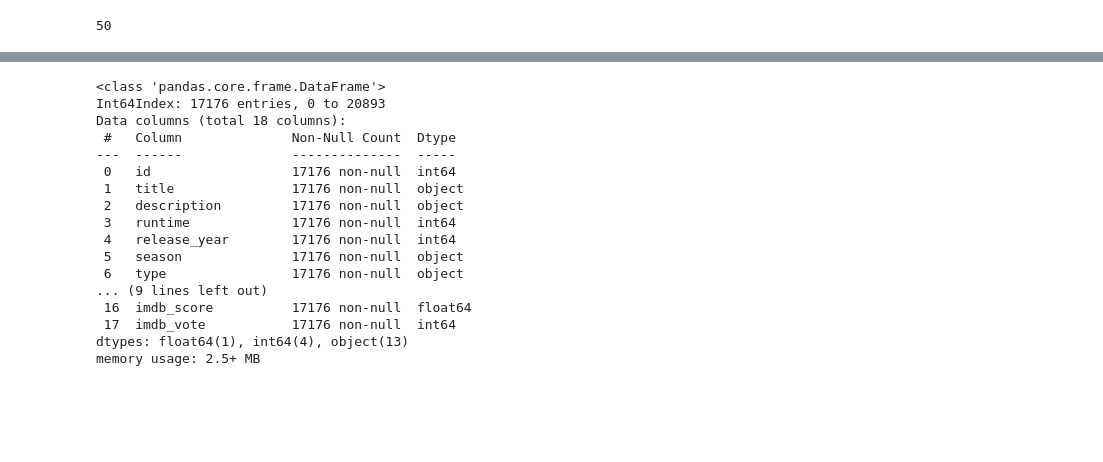
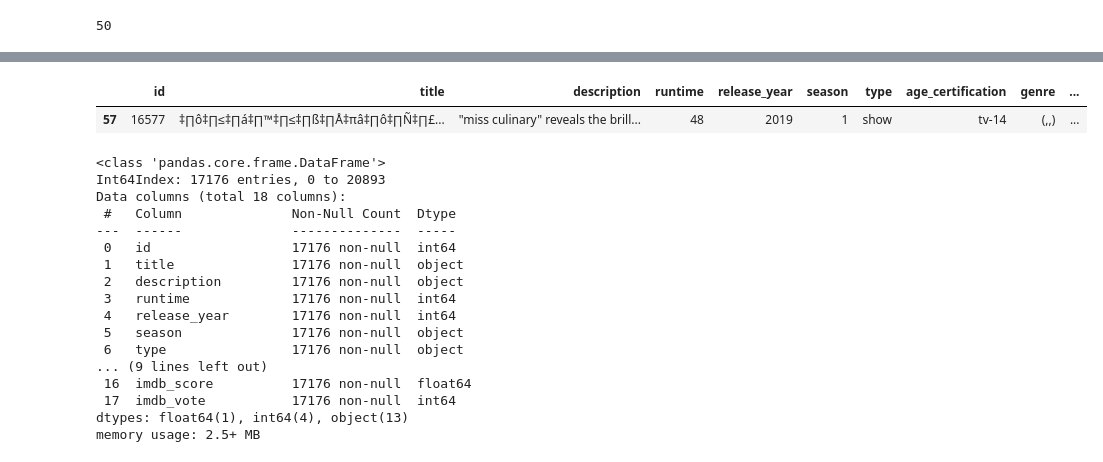
Before and after one commit to zolocapricorn/Senior_Project, a Jupyter notebook: Preparing_data.ipynb, the cells around one changed output, grey strips where cells are left out. Saved outputs shown, nothing was run; the diff lists cells and outputs as text; code cells hidden in the pictures; blank space fills up the shorter version.

```diff
--- a/Preparing_data.ipynb
+++ b/Preparing_data.ipynb
@@ -1316,3 +1406,8 @@ emd[emd["id"] == 17372]
+# %%
+emd[emd["id"] == 16577]
+# %% [output]
+|  | id | title | description | runtime | release_year | season | type | age_certification | genre | ... |
+| 57 | 16577 | ‡∏ô‡∏≤‡∏á‡∏™‡∏≤‡∏ß‡∏Å‡πâ‡∏ô‡∏Ñ‡∏£... | "miss culinary" reveals the brill... | 48 | 2019 | 1 | show | tv-14 | (,,) | ... |
 # %%
 emd.info()
 # %% [output]
```
Also changed, not shown: parts of 21 cells of this notebook.
